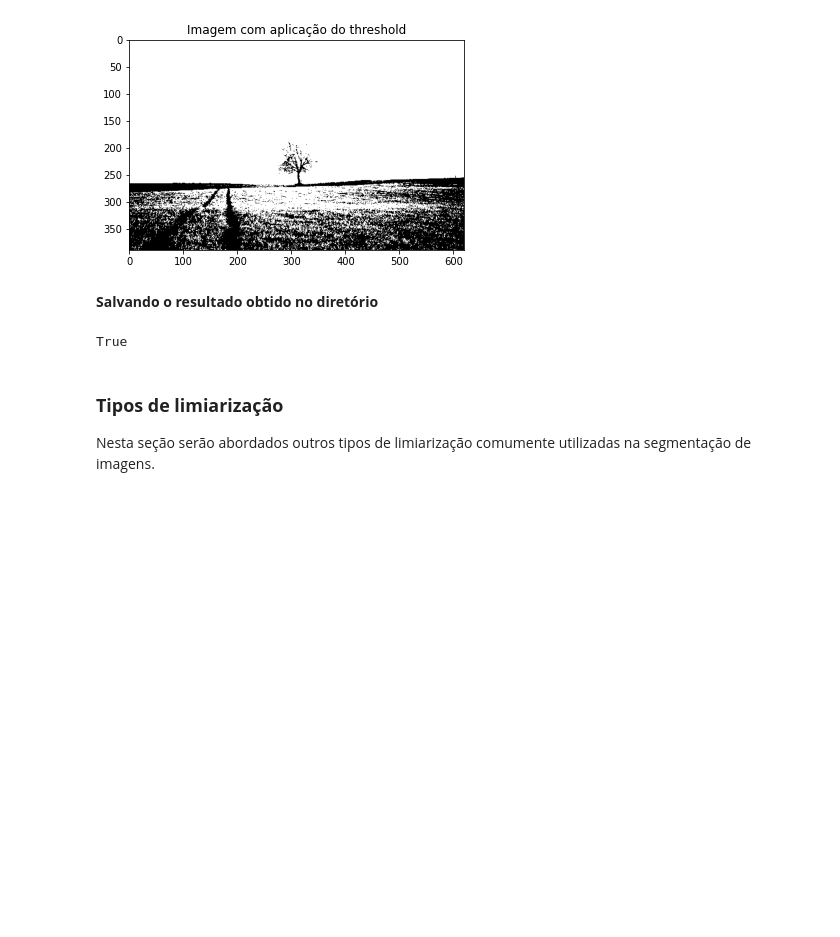
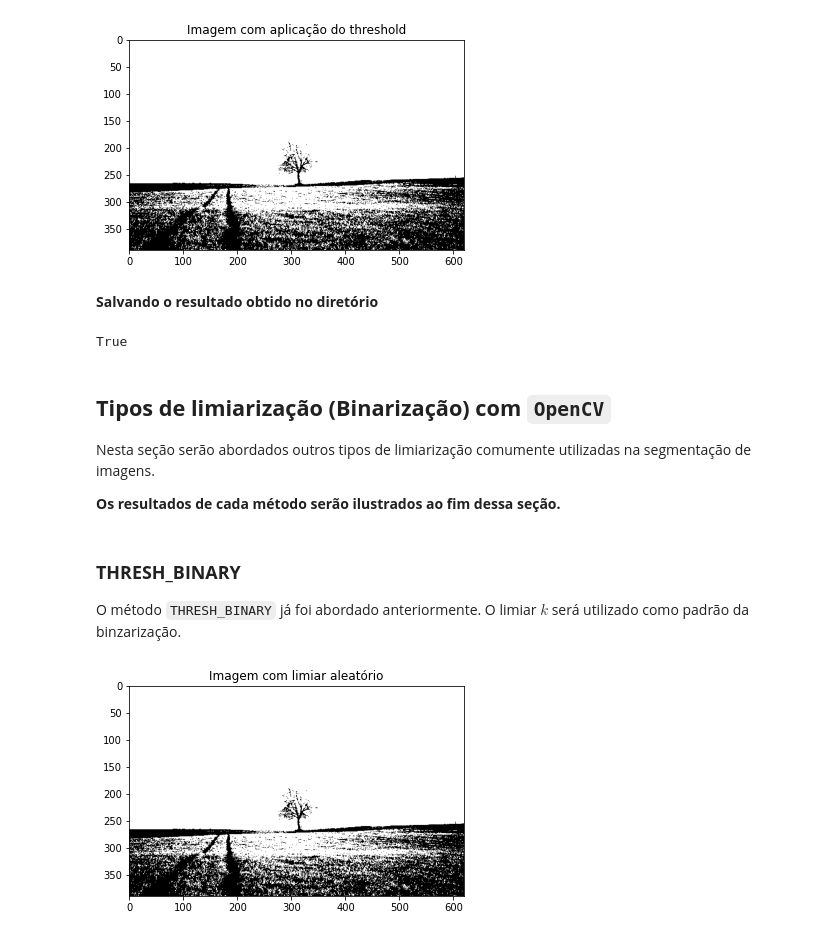
Before and after one commit to AlanMarquesRocha/segmentacao_imagens_pdi, a Jupyter notebook: segmentacao_imagens_pt1.ipynb, the cells around one changed output. Saved outputs shown, nothing was run; the diff lists cells and outputs as text; code cells hidden in the pictures; blank space fills up the shorter version.

Commit message:
implementando o thresh_binary_inv

```diff
--- a/segmentacao_imagens_pt1.ipynb
+++ b/segmentacao_imagens_pt1.ipynb
@@ -57,9 +57,9 @@ As dimensões da imagem passaram a ser:  (389, 620)
 [figure]
 # %%
 # variável de limiarização (podendo variar de 0 a 255):
-limiar = 91 #@param {type: "slider", min:0, max: 255, set:1}
+k = 91 #@param {type: "slider", min:0, max: 255, set:1}
 # realiza a binarização da imagem.
-val, img_thresh = cv2.threshold(img_gray, limiar, 255, cv2.THRESH_BINARY)
+val, img_thresh = cv2.threshold(img_gray, k, 255, cv2.THRESH_BINARY)
 
 print('O valor defeinido como limiar foi:', val)
 # %% [output]
@@ -84,6 +84,16 @@ cv2.imwrite('img_thresh.jpg', img_thresh)
 # %% [output]
 True
 # %% [markdown]
-### **Tipos de limiarização**
+## **Tipos de limiarização (Binarização) com ``OpenCV``**
 
 Nesta seção serão abordados outros tipos de limiarização comumente utilizadas na segmentação de imagens.
+
+**Os resultados de cada método serão ilustrados ao fim dessa seção.**
+# %% [markdown]
+### **THRESH_BINARY**
+
+O método ``THRESH_BINARY`` já foi abordado anteriormente. O limiar $k$ será utilizado como padrão da binzarização.
+# %%
+show_img(img_thresh, 6, 4, 'Imagem com limiar aleatório')
+# %% [output]
+[figure, added]
```
Also changed, not shown: parts of 9 cells of this notebook.
